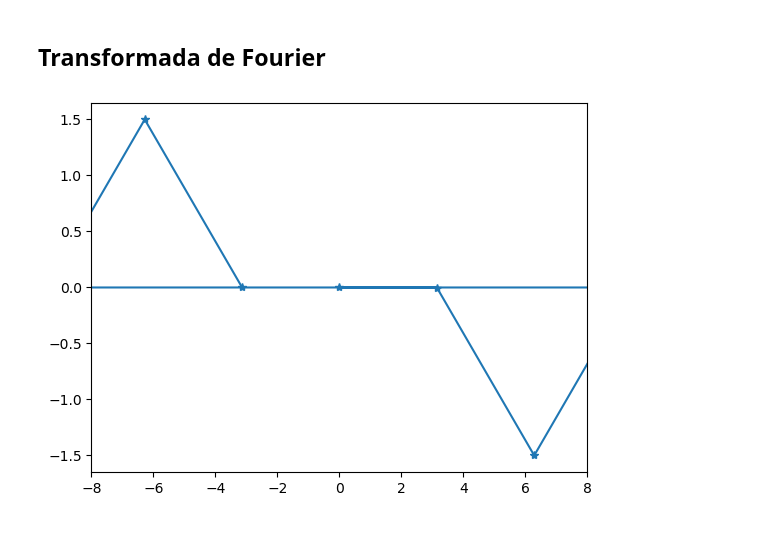
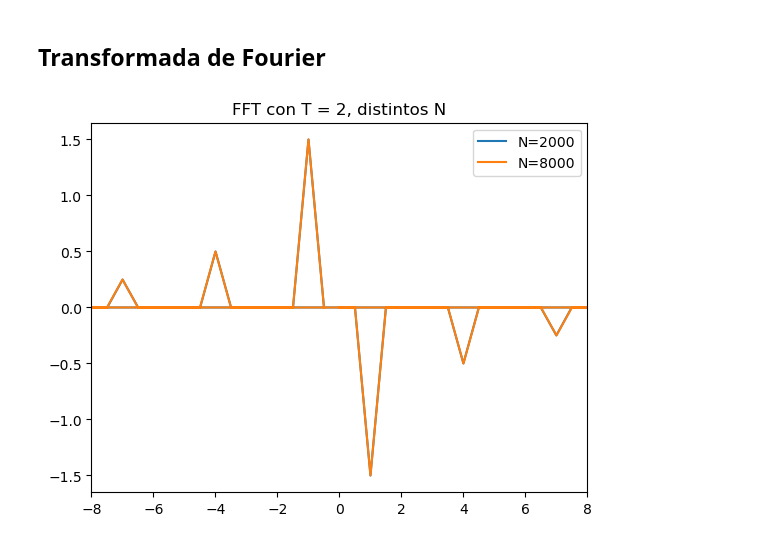
Before and after one commit to CocoUrbina/Pruebas, a Jupyter notebook: Labs/Lab_14_Fourier/DFT.ipynb, the cells around one changed output. Saved outputs shown, nothing was run; the diff lists cells and outputs as text; code cells hidden in the pictures.

```diff
--- a/Labs/Lab_14_Fourier/DFT.ipynb
+++ b/Labs/Lab_14_Fourier/DFT.ipynb
@@ -323,21 +323,28 @@ plt.show()
 ## Transformada de Fourier
 # %%
 # Dominio de la función
-# Tomamos más periodos de la función para incrementar la resolución
-t_vals = np.linspace(0.0, 2.0, 6000)
+t_vals1 = np.linspace(0.0, 2.0, 2000)
+t_vals2 = np.linspace(0.0, 2.0, 8000)
+
 
 # Transformada de Fourier
 # El argumento "norm" depende de si colocamos el factor 1/N en la transformada o en su inversa
-fourier_t = np.fft.fft(func_HW(t_vals), norm="forward")
+fourier_t1 = np.fft.fft(func_HW(t_vals1), norm="forward")
+fourier_t2 = np.fft.fft(func_HW(t_vals2), norm="forward")
 
 # Dominio de frecuencias/espacio dual
 # Numpy nos da funcionalidad para evaluar la variable independiente
 # en el espacio dual
-freq = np.fft.fftfreq(len(fourier_t), d=t_vals[1]-t_vals[0])
+freq1 = np.fft.fftfreq(len(fourier_t1), d=t_vals1[1]-t_vals1[0])
+freq2 = np.fft.fftfreq(len(fourier_t2), d=t_vals2[1]-t_vals2[0])
 
 plt.xlim(-8,8)
-# Por factores de normalización, debemos escalar el resultado
-plt.plot(freq*(2.0*np.pi), np.imag(fourier_t), '-*')
+plt.plot(freq1, np.imag(fourier_t1), label="N=2000")
+plt.plot(freq2, np.imag(fourier_t2), label="N=8000")
+plt.title("FFT con T = 2, distintos N")
+plt.legend()
+#plt.xlabel("Tiempo [s]")
+#plt.ylabel("Amplitud")
 plt.show()
 # %% [output]
-[figure, old version]
+[figure, new version]
```
Also changed, not shown: parts of 4 cells of this notebook, 12 other files.
